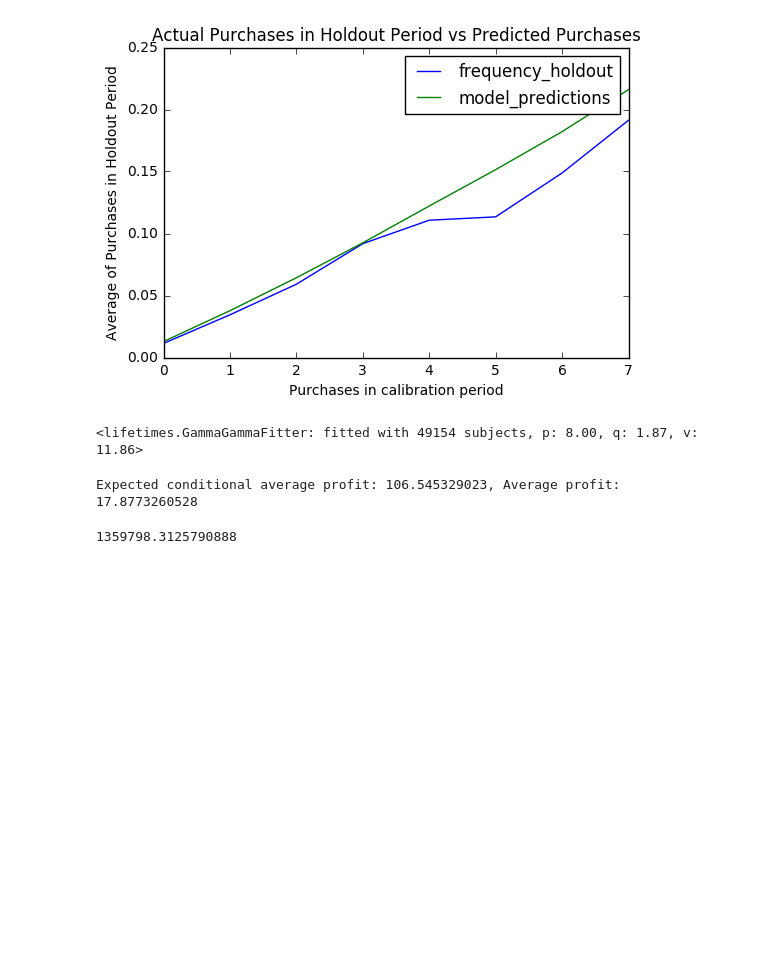
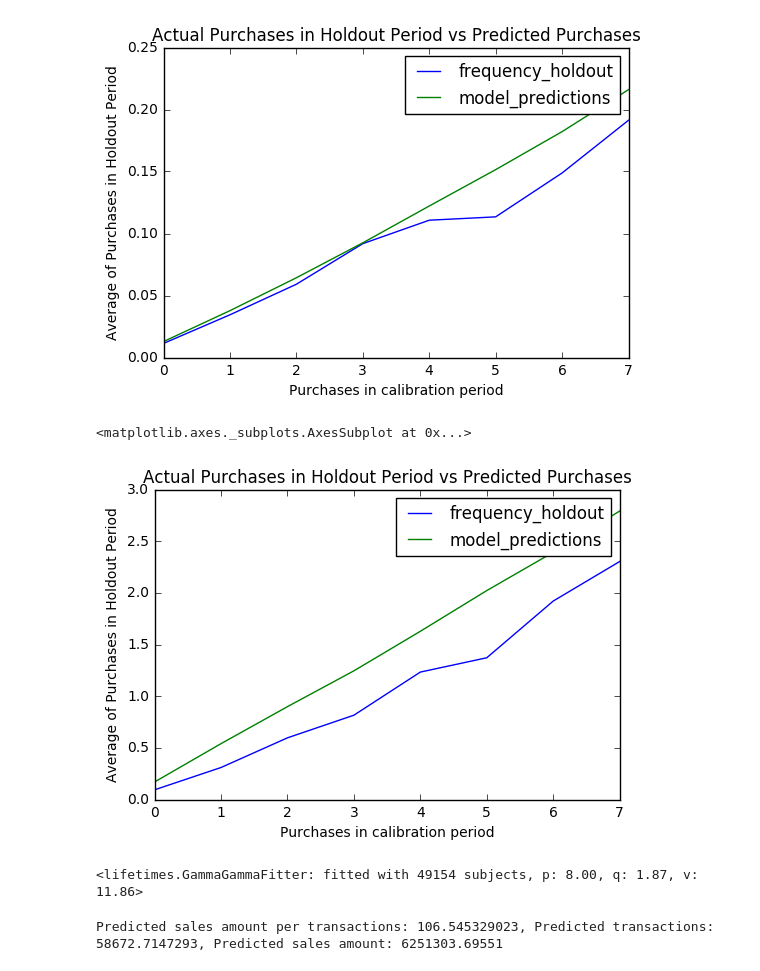
Before and after one commit to tromika/take-home-challenge-old-1, a Jupyter notebook: python/CLV.ipynb, the cells around one changed output. Saved outputs shown, nothing was run; the diff lists cells and outputs as text; code cells hidden in the pictures; blank space fills up the shorter version.

```diff
--- a/python/CLV.ipynb
+++ b/python/CLV.ipynb
@@ -84,6 +88,20 @@ plot_calibration_purchases_vs_holdout_purchases(bgfVal, summary_cal_holdout)
 # %% [output]
 <matplotlib.axes._subplots.AxesSubplot at 0x...>
 [figure]
+# %%
+from lifetimes.plotting import plot_calibration_purchases_vs_holdout_purchases
+from lifetimes.utils import calibration_and_holdout_data
+
+cv = calibration_and_holdout_data(data, 'contact_id', 'purchase_date',
+                                        calibration_period_end='2013-03-31',
+                                        observation_period_end='2013-12-31',
+                                        freq='M' )
+mbgfVal = ModifiedBetaGeoFitter(penalizer_coef=0.0001)
+mbgfVal.fit(cv['frequency_cal'], cv['recency_cal'], cv['T_cal'])
+plot_calibration_purchases_vs_holdout_purchases(mbgfVal, cv)
+# %% [output]
+<matplotlib.axes._subplots.AxesSubplot at 0x...>
+[figure, added]
 # %%
 from lifetimes import GammaGammaFitter
 
@@ -94,13 +112,3 @@ ggf.fit(ReturningtTrainingSet['frequency'],
 print ggf
 # %% [output]
 <lifetimes.GammaGammaFitter: fitted with 49154 subjects, p: 8.00, q: 1.87, v: 11.86>
-# %%
-print "Expected conditional average profit: %s, Average profit: %s" % (
-    ggf.conditional_expected_average_profit(
-        trainingSet['frequency'],
-        trainingSet['monetary_value']
-    ).mean(),
-    trainingSet['monetary_value'].mean()
-)
-# %% [output]
-Expected conditional average profit: 106.545329023, Average profit: 17.8773260528
@@ -112,4 +115,19 @@ pred = bgf.conditional_expected_number_of_purchases_up_to_time(1,
-# %%
-pred2.sum()*106+741310
-# %% [output]
-1359798.3125790888
+# %%
+predPeriod = 12
+monetaryPerTransaction = ggf.conditional_expected_average_profit(
+        trainingSet['frequency'],
+        trainingSet['monetary_value']
+    ).mean()
+
+predTransactions = mbgf.conditional_expected_number_of_purchases_up_to_time(predPeriod,
+        trainingSet['frequency'],
+        trainingSet['recency'],
+        trainingSet['T']).sum()
+
+print "Predicted sales amount per transactions: %s, Predicted transactions: %s, Predicted sales amount: %s " % (
+    monetaryPerTransaction,
+    predTransactions,
+    predTransactions*monetaryPerTransaction
+)
+# %% [output]
+Predicted sales amount per transactions: 106.545329023, Predicted transactions: 58672.7147293, Predicted sales amount: 6251303.69551
```
Also changed, not shown: parts of 4 cells of this notebook.
